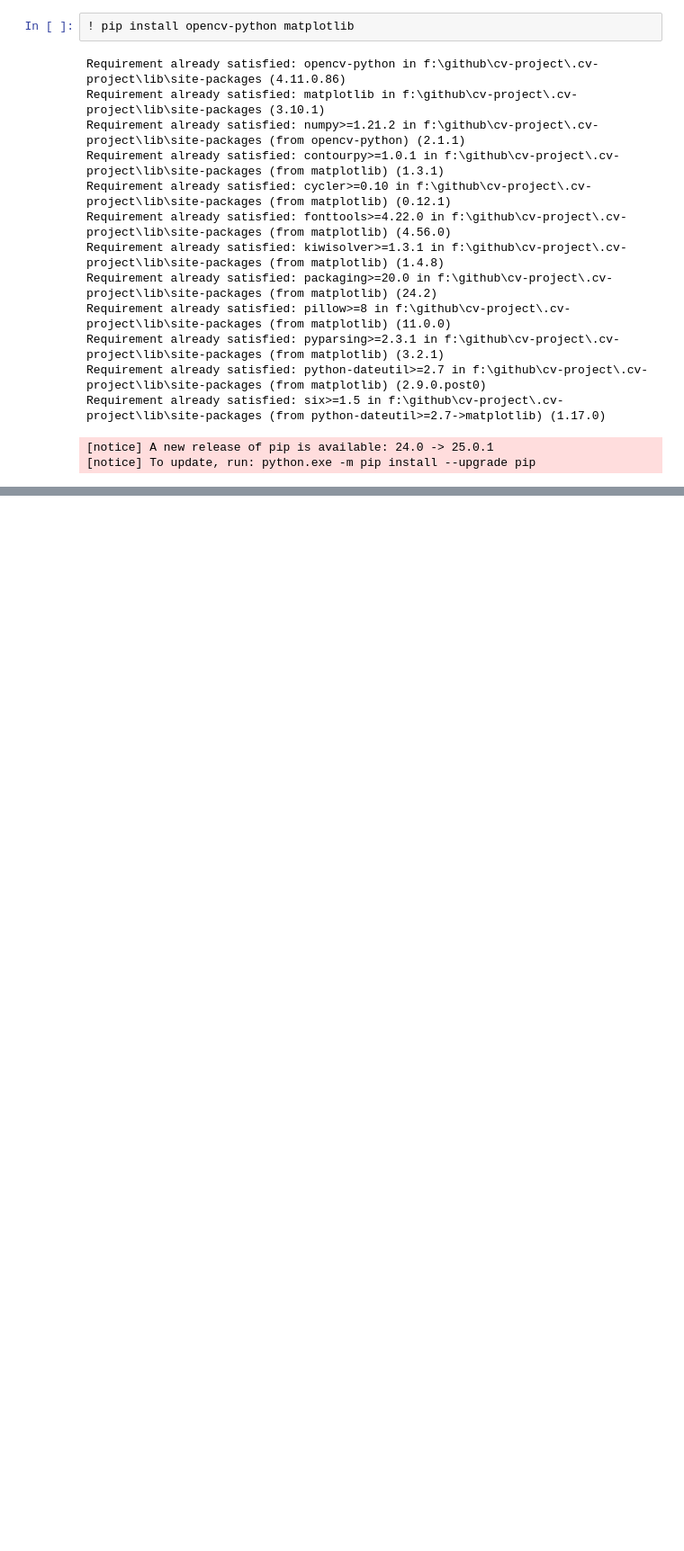
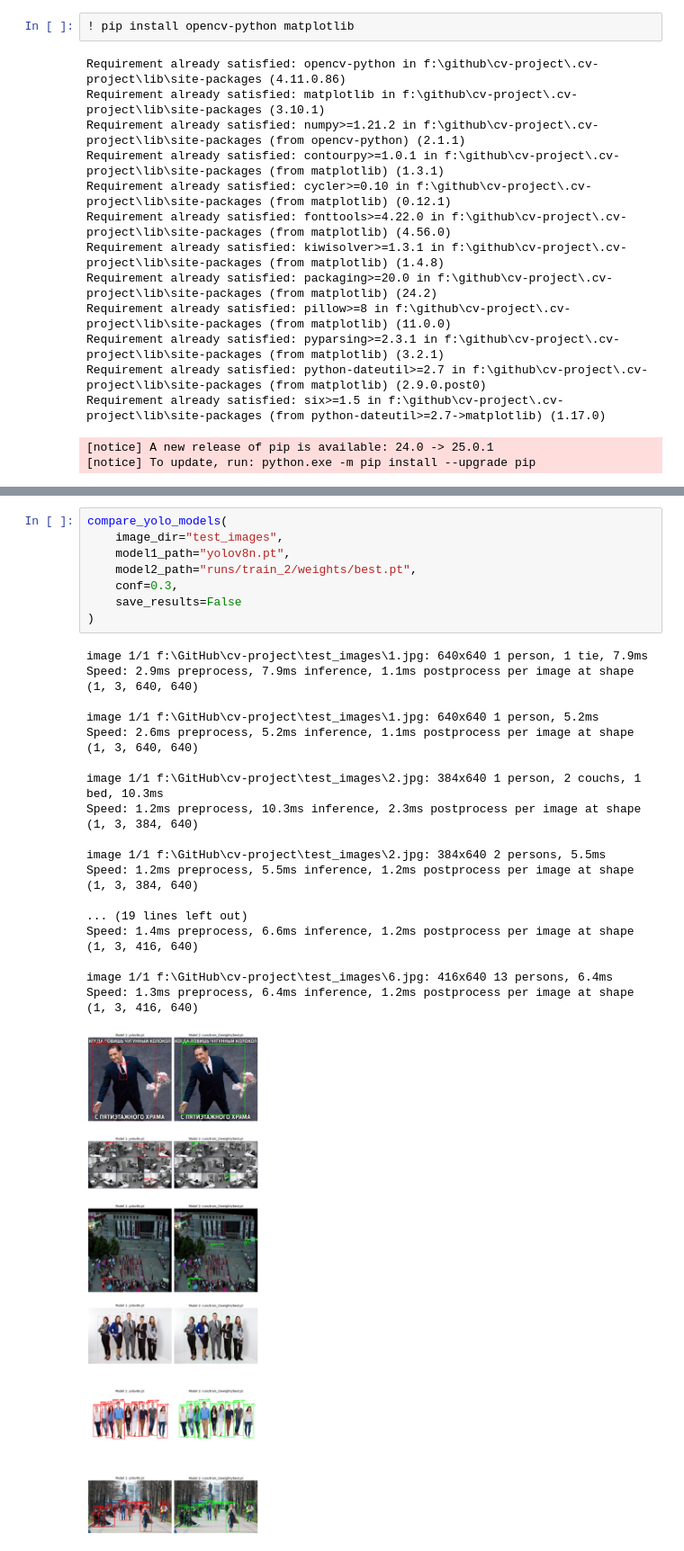
Before and after one commit to diemvs/cv-project, a Jupyter notebook: main.ipynb, the cells around one changed output, grey strips where cells are left out. Shown at 90% size. Cells and saved outputs as stored; diff of their text form; blank space fills up the shorter version.

```diff
--- a/main.ipynb
+++ b/main.ipynb
@@ -198,0 +310,27 @@ Speed: 1.2ms preprocess, 6.2ms inference, 1.0ms postprocess per image at shape (
+# %%
+compare_yolo_models(
+    image_dir="test_images",
+    model1_path="yolov8n.pt",
+    model2_path="runs/train_2/weights/best.pt",
+    conf=0.3,
+    save_results=False
+)
+# %% [output]
+image 1/1 f:\GitHub\cv-project\test_images\1.jpg: 640x640 1 person, 1 tie, 7.9ms
+Speed: 2.9ms preprocess, 7.9ms inference, 1.1ms postprocess per image at shape (1, 3, 640, 640)
+
+image 1/1 f:\GitHub\cv-project\test_images\1.jpg: 640x640 1 person, 5.2ms
+Speed: 2.6ms preprocess, 5.2ms inference, 1.1ms postprocess per image at shape (1, 3, 640, 640)
+
+image 1/1 f:\GitHub\cv-project\test_images\2.jpg: 384x640 1 person, 2 couchs, 1 bed, 10.3ms
+Speed: 1.2ms preprocess, 10.3ms inference, 2.3ms postprocess per image at shape (1, 3, 384, 640)
+
+image 1/1 f:\GitHub\cv-project\test_images\2.jpg: 384x640 2 persons, 5.5ms
+Speed: 1.2ms preprocess, 5.5ms inference, 1.2ms postprocess per image at shape (1, 3, 384, 640)
+
+... (19 lines left out)
+Speed: 1.4ms preprocess, 6.6ms inference, 1.2ms postprocess per image at shape (1, 3, 416, 640)
+
+image 1/1 f:\GitHub\cv-project\test_images\6.jpg: 416x640 13 persons, 6.4ms
+Speed: 1.3ms preprocess, 6.4ms inference, 1.2ms postprocess per image at shape (1, 3, 416, 640)
+[figure, added]
```
Also changed, not shown: parts of 4 cells of this notebook.
